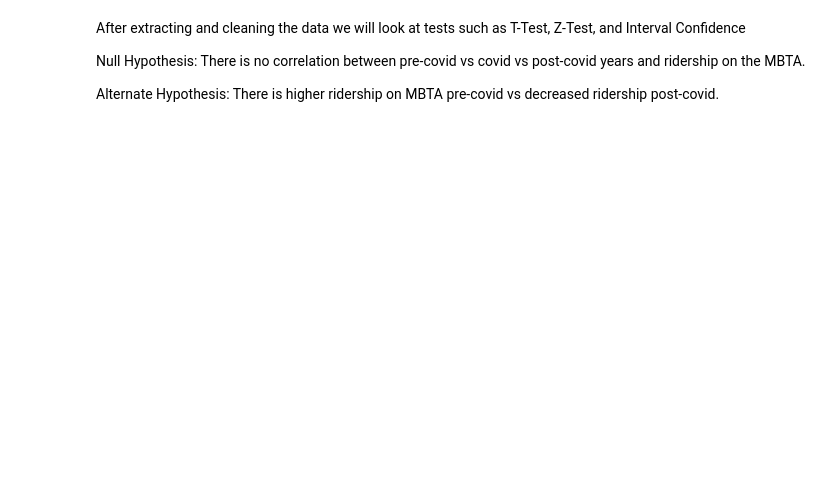
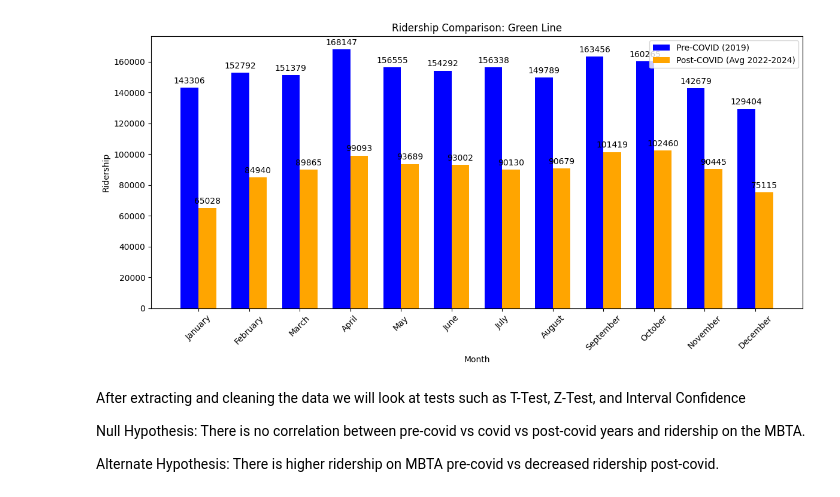
Before and after one commit to michaelkrah/MBTA-bus-inequity-analysis, a Jupyter notebook: ridership_route.ipynb, the cells around one changed output. Saved outputs shown, nothing was run; the diff lists cells and outputs as text; code cells hidden in the pictures; blank space fills up the shorter version.

```diff
--- a/ridership_route.ipynb
+++ b/ridership_route.ipynb
@@ -23,9 +23,9 @@ df["Month"] = df["Month"].map(month_map)
 pivot_table = df.pivot_table(index=("Month", "Year", "daytype"), columns="route_or_line", values="ridership_average")
 
 
-def pivot_converter(name, year, month, type, data):
+def pivot_convert_individual(name, year, month, type, data):
     """
-
+    This is primarily for 7 scores
     You have to input either a year or month not both to get data depending on which one you don't input
 
 
@@ -41,7 +41,7 @@ def pivot_converter(name, year, month, type, data):
     """
 
     #want quality info only looking at one measure
-    years = ["2018", "2019", '2020', '2021', '2022', '2023', '2024']
+    years = [ "2019", '2020', '2021', '2022', '2023', '2024']
     months = ["January", "February", "March", "April", "May", "June", "July", "August", "September", "October", "November", "December"]
 
     values = []
@@ -50,19 +50,86 @@ def pivot_converter(name, year, month, type, data):
         return
 
     if year == '':
-        values = [data.loc[(month, x, type), name] for x in years]
+        values = [(float(data.loc[(month, x, type), name])) for x in years]
         return values
     elif month == '':
-        values = [data.loc[(x, '2022',  type), 'Blue Line' ] for x in months]
+        values =  [(float(data.loc[(x, year,  type), name ])) for x in months]
         return values
-
-
-    values = [data.loc[(month, year,  type), name ]]
+    else:
+        values = float(data.loc[(month, year, type), name ])
 
     return values
 
 
+months = ["January", "February", "March", "April", "May", "June", "July", "August", "September", "October", "November", "December"]
+all_years = [ "2019", '2020', '2021', '2022', '2023', '2024']
+years = ['2022', '2023', '2024']
+mbta_lines = pivot_table.columns.tolist()
 #test
-value = pivot_converter("Blue Line", '2022', '', 'Total', pivot_table)
+value = pivot_convert_individual("Blue Line", '2019', '', 'Total', pivot_table)
 print(value)
+
+pre_covid = {}
+post_covid = {}
+for i in mbta_lines:
+    pre_covid[i] = {}
+    post_covid[i] = {}
+    for j in months:
+        pre_covid[i][j] = 0
+        post_covid[i][j] = 0
+
+sum = 0
+for v in mbta_lines:
+    for w in months:
+        pre_covid[v][w] = pivot_convert_individual(v, '2019', w, "Total", pivot_table)
+
+
+
+for x in mbta_lines:
+    for y in years:
+        for z in months:
+            post_covid[x][z] += pivot_convert_individual(x, y, z, "Total", pivot_table )
+
+    for i in months:
+        post_covid[x][i] //= 3
+
+
+def graph_by_line(line_name):
+    """Plots pre-COVID vs post-COVID ridership for a specific line."""
+    pre_values = [pre_covid[line_name][m] for m in months]
+    post_values = [post_covid[line_name][m] for m in months]
+
+    # Replace NaN with 0 (optional: could also filter out NaN months)
+    pre_values = [0 if np.isnan(x) else x for x in pre_values]
+    post_values = [0 if np.isnan(x) else x for x in post_values]
+
+    x = np.arange(len(months))
+    width = 0.35
+
+    fig, ax = plt.subplots(figsize=(12, 6))
+    rects1 = ax.bar(x - width/2, pre_values, width, label='Pre-COVID (2019)', color='blue')
+    rects2 = ax.bar(x + width/2, post_values, width, label='Post-COVID (Avg 2022-2024)', color='orange')
+
+    ax.set_xlabel('Month')
+    ax.set_ylabel('Ridership')
+    ax.set_title(f'Ridership Comparison: {line_name}')
+    ax.set_xticks(x)
+    ax.set_xticklabels(months, rotation=45)
+    ax.legend()
+
+    ax.bar_label(rects1, fmt='%.0f', padding=3)
+    ax.bar_label(rects2, fmt='%.0f', padding=3)
+
+    plt.tight_layout()
+    plt.show()
+
+graph_by_line("Green Line")
+
+def desired_mbta_routes(list_of_lines):
+    for x in list_of_lines:
+        graph_by_line(x)
+
+
+
+only_trains = ["Red Line", "Blue Line", "Green Line", "Orange Line", "Commuter Rail"]
 # %% [output]
@@ -70,3 +137,4 @@ print(value)
+[figure, added]
 # %% [markdown]
 After extracting and cleaning the data we will look at tests such as T-Test, Z-Test, and Interval Confidence
 
```
Also changed, not shown: parts of 2 cells of this notebook, 1 other file.
